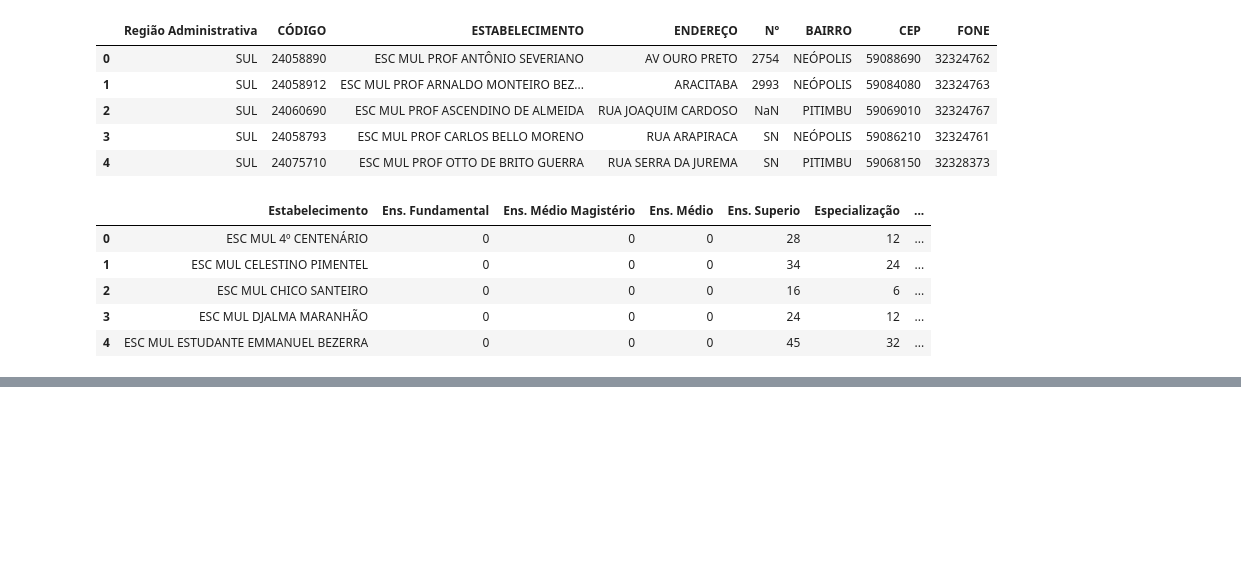
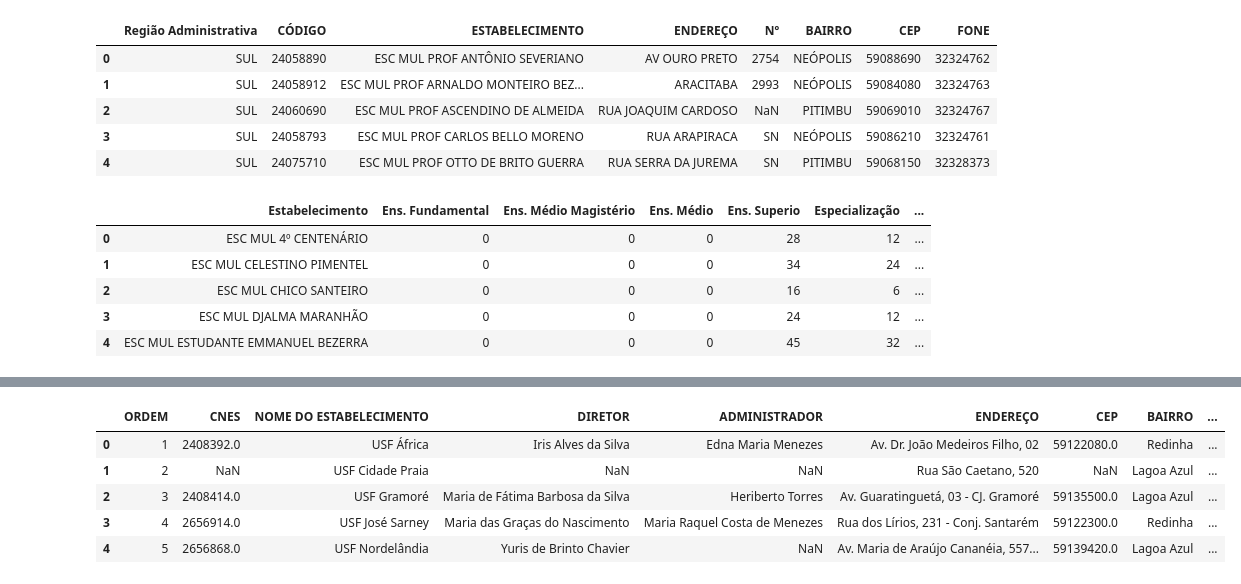
Before and after one commit to raivitor/Disc-Big-Data, a Jupyter notebook: Trabalho Unidade 2/Atv2/Uni2_Atv2.ipynb, the cells around one changed output, grey strips where cells are left out. Drawn from its saved outputs; the diff is of its cells as text; code cells hidden in the pictures; blank space fills up the shorter version.

```diff
--- a/Trabalho Unidade 2/Atv2/Uni2_Atv2.ipynb
+++ b/Trabalho Unidade 2/Atv2/Uni2_Atv2.ipynb
@@ -105,3 +109,15 @@ HeatMap(coordinates).add_to(heatMap)
 heatMap
 # %% [output]
 [interactive output not drawn]
+# %%
+url = "http://ckan.imd.ufrn.br/dataset/bfe9529d-5a43-49e1-b855-8f1caff9f123/resource/b6291cc5-73c8-4453-9f00-7a6c37c3d628/download/unidades-de-saude.csv"
+df_health_units = pd.read_csv(url, sep=';')
+# %%
+df_health_units.head()
+# %% [output]
+|  | ORDEM | CNES | NOME DO ESTABELECIMENTO | DIRETOR | ADMINISTRADOR | ENDEREÇO | CEP | BAIRRO | ... |
+| 0 | 1 | 2408392.0 | USF África | Iris Alves da Silva | Edna Maria Menezes | Av. Dr. João Medeiros Filho, 02 | 59122080.0 | Redinha | ... |
+| 1 | 2 | NaN | USF Cidade Praia | NaN | NaN | Rua São Caetano, 520 | NaN | Lagoa Azul | ... |
+| 2 | 3 | 2408414.0 | USF Gramoré | Maria de Fátima Barbosa da Silva | Heriberto Torres | Av. Guaratinguetá, 03 - CJ. Gramoré | 59135500.0 | Lagoa Azul | ... |
+| 3 | 4 | 2656914.0 | USF José Sarney | Maria das Graças do Nascimento | Maria Raquel Costa de Menezes | Rua dos Lírios, 231 - Conj. Santarém | 59122300.0 | Redinha | ... |
+| 4 | 5 | 2656868.0 | USF Nordelândia | Yuris de Brinto Chavier | NaN | Av. Maria de Araújo Cananéia, 557... | 59139420.0 | Lagoa Azul | ... |
```
Also changed, not shown: parts of 2 cells of this notebook.
